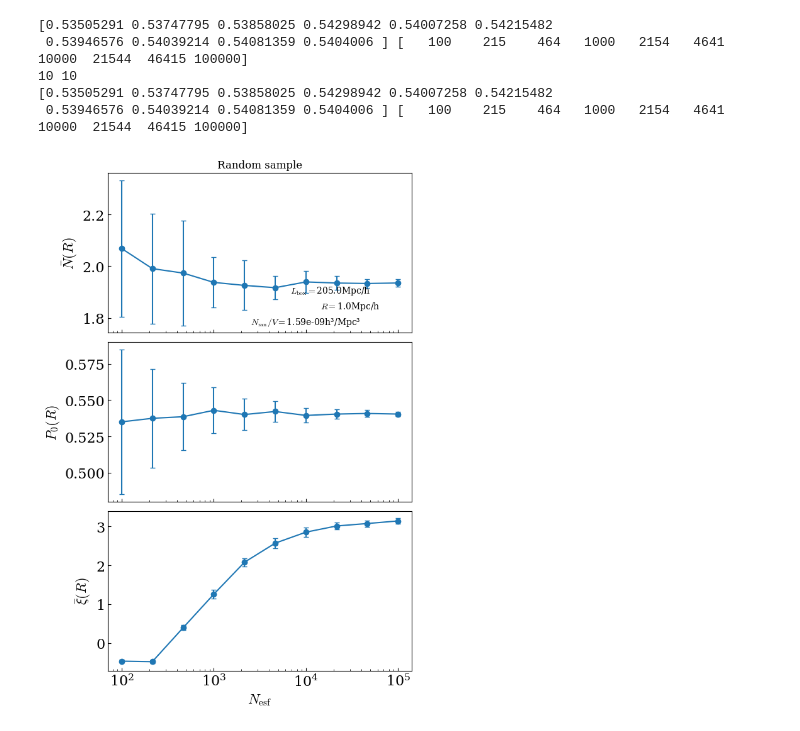
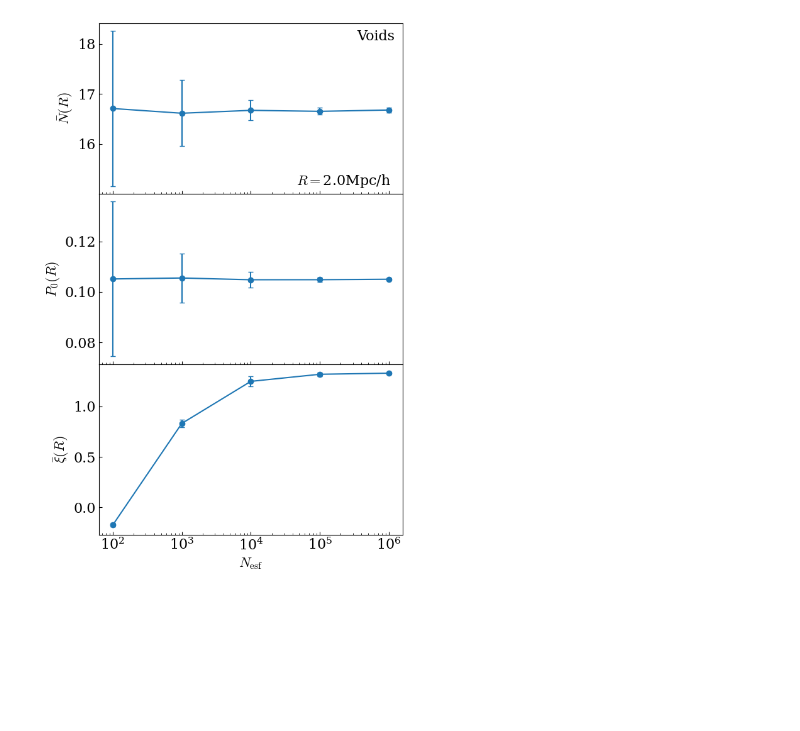
Before and after one commit to FedeDavilaKurban/VPF, a Jupyter notebook: stability_voids_plot.ipynb, the cells around one changed output. Drawn from its saved outputs; the diff is of its cells as text; code cells hidden in the pictures; blank space fills up the shorter version.

```diff
--- a/stability_voids_plot.ipynb
+++ b/stability_voids_plot.ipynb
@@ -5,7 +5,7 @@ from cicTools import *
 from scipy import spatial
 from astropy.io import ascii
 
-r=1000
+r=250
 
 #
 #-----------
@@ -40,7 +36,7 @@ Num of gxs after replication: 13704793
 # %%
 
 #ns = np.geomspace(100,1000000,25).astype(int)
-ns = np.geomspace(100,1000000,20).astype(int)
+ns = np.geomspace(100,1000000,5).astype(int)
 
 P0 = np.zeros(len(ns))
 N_mean = np.zeros(len(ns))
@@ -69,7 +65,7 @@ for i,n in enumerate(ns):
     chi[i], NXi[i], P0[i], N_mean[i], xi_mean[i], \
             chi_std[i], NXi_std[i], P0_std[i], N_mean_std[i], xi_mean_std[i] = cic_stats_invoid_jk(voids,tree,n,r)
 
-namefile = '../data/stability_voids_jk.npz'
+namefile = f'../data/stability_voids_jk_{r}kpc.npz'
 
 np.savez(namefile,chi, NXi, P0, N_mean, xi_mean, \
     chi_std, NXi_std, P0_std, N_mean_std,xi_mean_std)
@@ -103,7 +88,7 @@ from cicTools import delta_P0
 #lbox = 205000
 #nran = 13333606
 
-namefile = f'../data/stability_voids_jk.npz'
+namefile = f'../data/stability_voids_jk_{r}kpc.npz'
 stats = np.load(namefile)
 
 chi = stats['arr_0']
@@ -146,14 +131,14 @@ Nmean
 
 ax1.errorbar(ns,N_mean,yerr=N_mean_std,marker='o',capsize=3)
 
-xtextoffset=-.09
-ax1.text(.6,.25,r'$L_\mathrm{box}=$'+f'{lbox/1000.}Mpc/h', \
-         transform=ax1.transAxes)
-ax1.text(.7,.15,r'$R=$'+f'{r/1000.}'+'Mpc/h', \
-         transform=ax1.transAxes)
-ax1.text(.47,.05,r'$N_\mathrm{ran}/V=$'+f'{nran/lbox**3:.2e}'+\
-         'h\u00b3/Mpc\u00b3', \
-         transform=ax1.transAxes)
+# xtextoffset=-.09
+# ax1.text(.6,.25,r'$L_\mathrm{box}=$'+f'{lbox/1000.}Mpc/h', \
+#          transform=ax1.transAxes)
+# ax1.text(.7,.15,r'$R=$'+f'{r/1000.}'+'Mpc/h', \
+#          transform=ax1.transAxes)
+# ax1.text(.47,.05,r'$N_\mathrm{ran}/V=$'+f'{nran/lbox**3:.2e}'+\
+#          'h\u00b3/Mpc\u00b3', \
+#          transform=ax1.transAxes)
 
 ax1.set_ylabel(r'$\bar{N}(R)$',fontsize=fs)
 ax1.set_xscale('log')
@@ -161,38 +146,36 @@ ax1.set_xscale('log')
 """
 P0
 """
 P0_ran = np.exp(-(nran/lbox**3)*(4./3.)*np.pi*r**3) #theoretical value of P0 for poisson dist.
 ax2.errorbar(ns,P0,yerr=P0err,marker='o',capsize=3)
 #ax2.axhline(P0_ran,color='k',alpha=.6)
 #ax2.axvline(1e5,ls=':')
 
 ax2.set_ylabel(r'$P_0(R)$',fontsize=fs)
 ax2.set_xscale('log')
 
 """
 Xi_mean
 """
 ax3.errorbar(ns,xi_mean,yerr=xi_mean_std,marker='o',capsize=3)
 
 #ax3.axhline(0,color='k',alpha=.6)
 #ax3.axvline(1e5,ls=':')
 
 ax3.set_xlabel(r'$N_\mathrm{esf}$',fontsize=fs)
 ax3.set_ylabel(r'$\bar{\xi}(R)$',fontsize=fs)
 ax3.set_xscale('log')
 
 ax1.set_xticklabels([])
 ax2.set_xticklabels([])
 
-ax1.set_title('Random sample')
+#ax1.set_title('Random sample')
+ax1.text(.85,.9,'Voids',fontsize=fs,transform=ax1.transAxes)
+ax1.text(.65,.05,r'$R=$'+f'{r/1000.}Mpc/h',fontsize=fs,transform=ax1.transAxes)
 plt.tight_layout()
-#plt.savefig('../plots/stability_randoms_jk.png')
+fig.subplots_adjust(hspace=0.0)
+plt.savefig(f'../plots/stability_voids_jk_{r}kpc.png')
 #plt.savefig('../plots/stability_randoms_jk.pdf')
 plt.show()
 # %% [output]
-[0.53505291 0.53747795 0.53858025 0.54298942 0.54007258 0.54215482
- 0.53946576 0.54039214 0.54081359 0.5404006 ] [   100    215    464   1000   2154   4641  10000  21544  46415 100000]
-10 10
-[0.53505291 0.53747795 0.53858025 0.54298942 0.54007258 0.54215482
- 0.53946576 0.54039214 0.54081359 0.5404006 ] [   100    215    464   1000   2154   4641  10000  21544  46415 100000]
-[figure, old version]
+[figure, new version]
```
Also changed, not shown: parts of 2 cells of this notebook, 2 other files.
